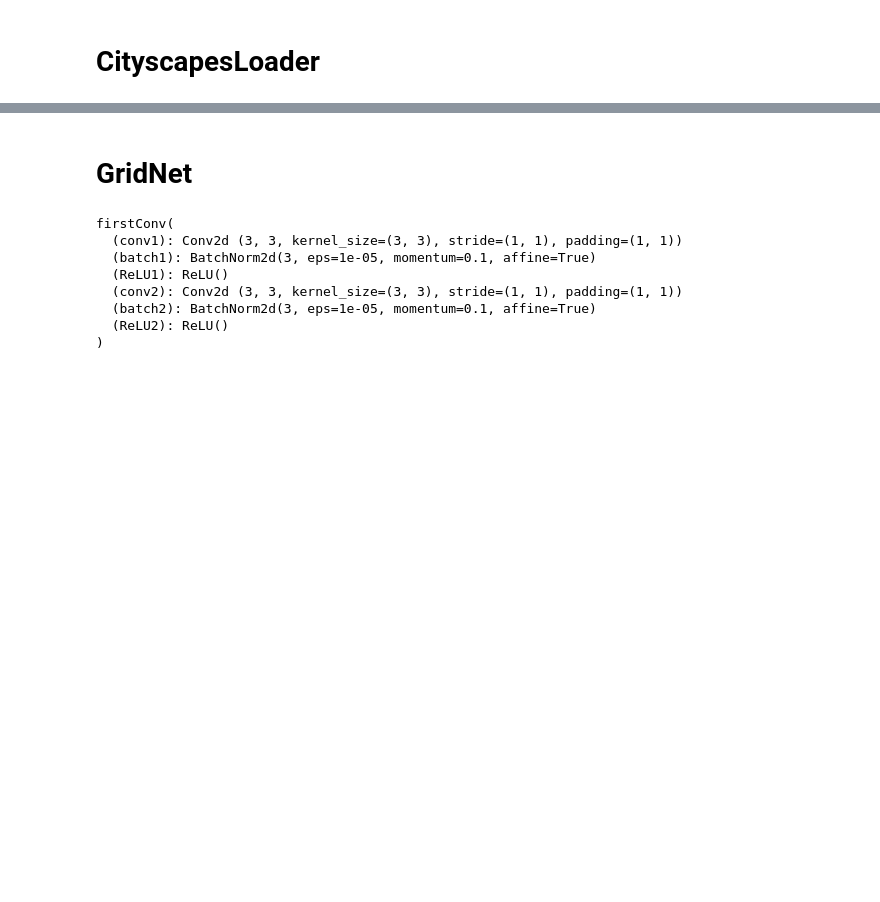
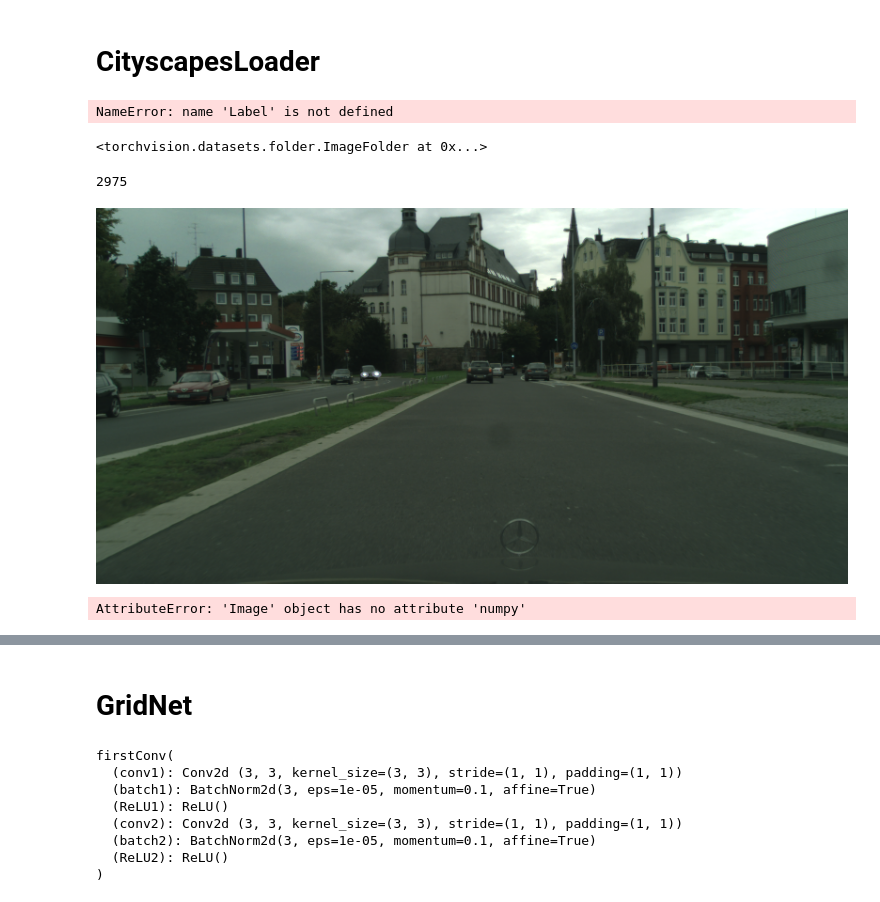
Before and after one commit to Hv0nnus/GridNet, a Jupyter notebook: main.ipynb, the cells around one changed output, grey strips where cells are left out. Saved outputs shown, nothing was run; the diff lists cells and outputs as text; code cells hidden in the pictures; blank space fills up the shorter version.

```diff
--- a/main.ipynb
+++ b/main.ipynb
@@ -77,3 +171,44 @@ class color():
+# %%
+labels = [
+    #       name                     id    trainId   category            catId     hasInstances   ignoreInEval   color
+    Label(  'unlabeled'            ,  0 ,      0 , 'void'            , 0       , False        , True         , (  0,  0,  0) ),
+    Label(  'ego vehicle'          ,  1 ,      0 , 'void'            , 0       , False        , True         , (  0,  0,  0) ),
+    Label(  'rectification border' ,  2 ,      0 , 'void'            , 0       , False        , True         , (  0,  0,  0) ),
+    Label(  'out of roi'           ,  3 ,      0 , 'void'            , 0       , False        , True         , (  0,  0,  0) ),
+    Label(  'static'               ,  4 ,      0 , 'void'            , 0       , False        , True         , (  0,  0,  0) ),
+    Label(  'dynamic'              ,  5 ,      0 , 'void'            , 0       , False        , True         , (111, 74,  0) ),
+    Label(  'ground'               ,  6 ,      0 , 'void'            , 0       , False        , True         , ( 81,  0, 81) ),
+    Label(  'road'                 ,  7 ,        1 , 'flat'            , 1       , False        , False        , (128, 64,128) ),
+    Label(  'sidewalk'             ,  8 ,        2 , 'flat'            , 1       , False        , False        , (244, 35,232) ),
+    Label(  'parking'              ,  9 ,      0 , 'flat'            , 1       , False        , True         , (250,170,160) ),
+    Label(  'rail track'           , 10 ,      0 , 'flat'            , 1       , False        , True         , (230,150,140) ),
+    Label(  'building'             , 11 ,        3 , 'construction'    , 2       , False        , False        , ( 70, 70, 70) ),
+    Label(  'wall'                 , 12 ,        4 , 'construction'    , 2       , False        , False        , (102,102,156) ),
+    Label(  'fence'                , 13 ,        5 , 'construction'    , 2       , False        , False        , (190,153,153) ),
+    Label(  'guard rail'           , 14 ,      0 , 'construction'    , 2       , False        , True         , (180,165,180) ),
+    Label(  'bridge'               , 15 ,      0 , 'construction'    , 2       , False        , True         , (150,100,100) ),
+    Label(  'tunnel'               , 16 ,      0 , 'construction'    , 2       , False        , True         , (150,120, 90) ),
+    Label(  'pole'                 , 17 ,        6 , 'object'          , 3       , False        , False        , (153,153,153) ),
+    Label(  'polegroup'            , 18 ,      0 , 'object'          , 3       , False        , True         , (153,153,153) ),
+    Label(  'traffic light'        , 19 ,        7 , 'object'          , 3       , False        , False        , (250,170, 30) ),
+    Label(  'traffic sign'         , 20 ,        8 , 'object'          , 3       , False        , False        , (220,220,  0) ),
+    Label(  'vegetation'           , 21 ,        9 , 'nature'          , 4       , False        , False        , (107,142, 35) ),
+    Label(  'terrain'              , 22 ,       10 , 'nature'          , 4       , False        , False        , (152,251,152) ),
+    Label(  'sky'                  , 23 ,       11 , 'sky'             , 5       , False        , False        , ( 70,130,180) ),
+    Label(  'person'               , 24 ,       12 , 'human'           , 6       , True         , False        , (220, 20, 60) ),
+    Label(  'rider'                , 25 ,       13 , 'human'           , 6       , True         , False        , (255,  0,  0) ),
+    Label(  'car'                  , 26 ,       14 , 'vehicle'         , 7       , True         , False        , (  0,  0,142) ),
+    Label(  'truck'                , 27 ,       15 , 'vehicle'         , 7       , True         , False        , (  0,  0, 70) ),
+    Label(  'bus'                  , 28 ,       16 , 'vehicle'         , 7       , True         , False        , (  0, 60,100) ),
+    Label(  'caravan'              , 29 ,      0 , 'vehicle'         , 7       , True         , True         , (  0,  0, 90) ),
+    Label(  'trailer'              , 30 ,      0 , 'vehicle'         , 7       , True         , True         , (  0,  0,110) ),
+    Label(  'train'                , 31 ,       17 , 'vehicle'         , 7       , True         , False        , (  0, 80,100) ),
+    Label(  'motorcycle'           , 32 ,       18 , 'vehicle'         , 7       , True         , False        , (  0,  0,230) ),
+    Label(  'bicycle'              , 33 ,       19 , 'vehicle'         , 7       , True         , False        , (119, 11, 32) ),
+    Label(  'license plate'        , -1 ,       0 , 'vehicle'         , 7       , False        , True         , (  0,  0,142) ),
+]
+# %% [output]
+NameError: name 'Label' is not defined
 # %%
 classes = ['road', 'sidewalk','building', 'wall', 'fence', 'pole', 'traffic light', 'traffic sign',
            'vegetation', 'terrain', 'sky', 'person', 'rider', 'car', 'truck', 'bus','train', 'motorcycle', 'bicycle']
@@ -80,0 +226,34 @@ number_classes = len(classes)
+# %%
+path = "/media/tanguy/Seagate Expansion Drive/Cityscapes"
+
+def load_cityscape(path):
+    for i in range():"/leftImg8bit"
+# %%
+import torch
+import torchvision
+import torchvision.datasets as dset
+import torchvision.transforms as transforms
+
+transform = transforms.Compose(
+                   [transforms.Scale((32,32)),
+                    transforms.ToTensor(),
+                    transforms.Normalize((0.5, 0.5, 0.5), (0.5, 0.5, 0.5))])
+
+trainset1 = dset.ImageFolder(root=path + "/leftImg8bit/train")
+trainloader = torch.utils.data.DataLoader(trainset1, batch_size=4,shuffle=True, num_workers=2)
+# %%
+dataiter.dataset
+# %% [output]
+<torchvision.datasets.folder.ImageFolder at 0x...>
+# %%
+print(len(trainset1))
+# %% [output]
+2975
+# %%
+trainset1[1][0]
+# %% [output]
+[figure, added]
+# %%
+imshow(trainset1[0][0])
+# %% [output]
+AttributeError: 'Image' object has no attribute 'numpy'
```
Also changed, not shown: parts of 63 cells of this notebook.
